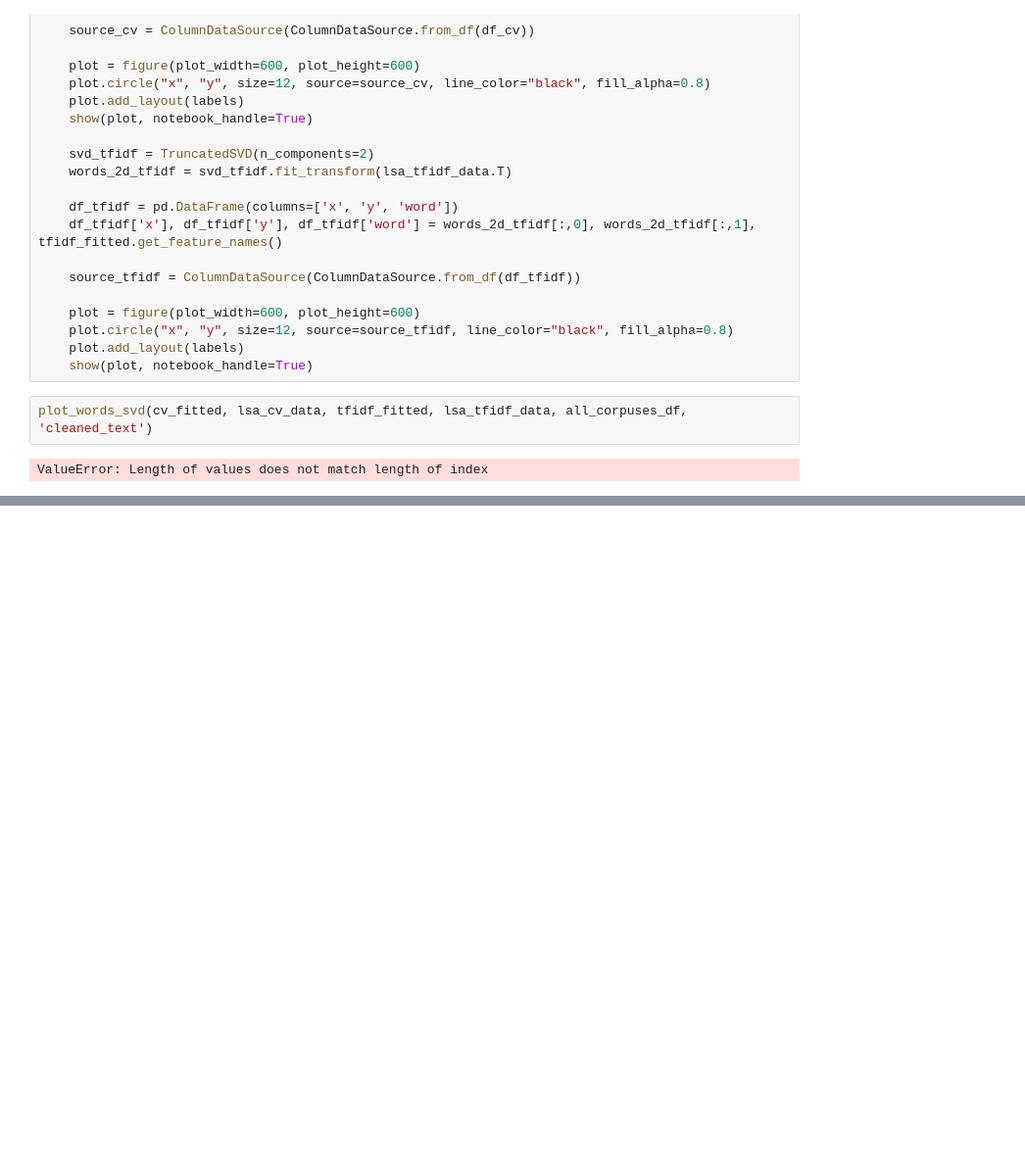
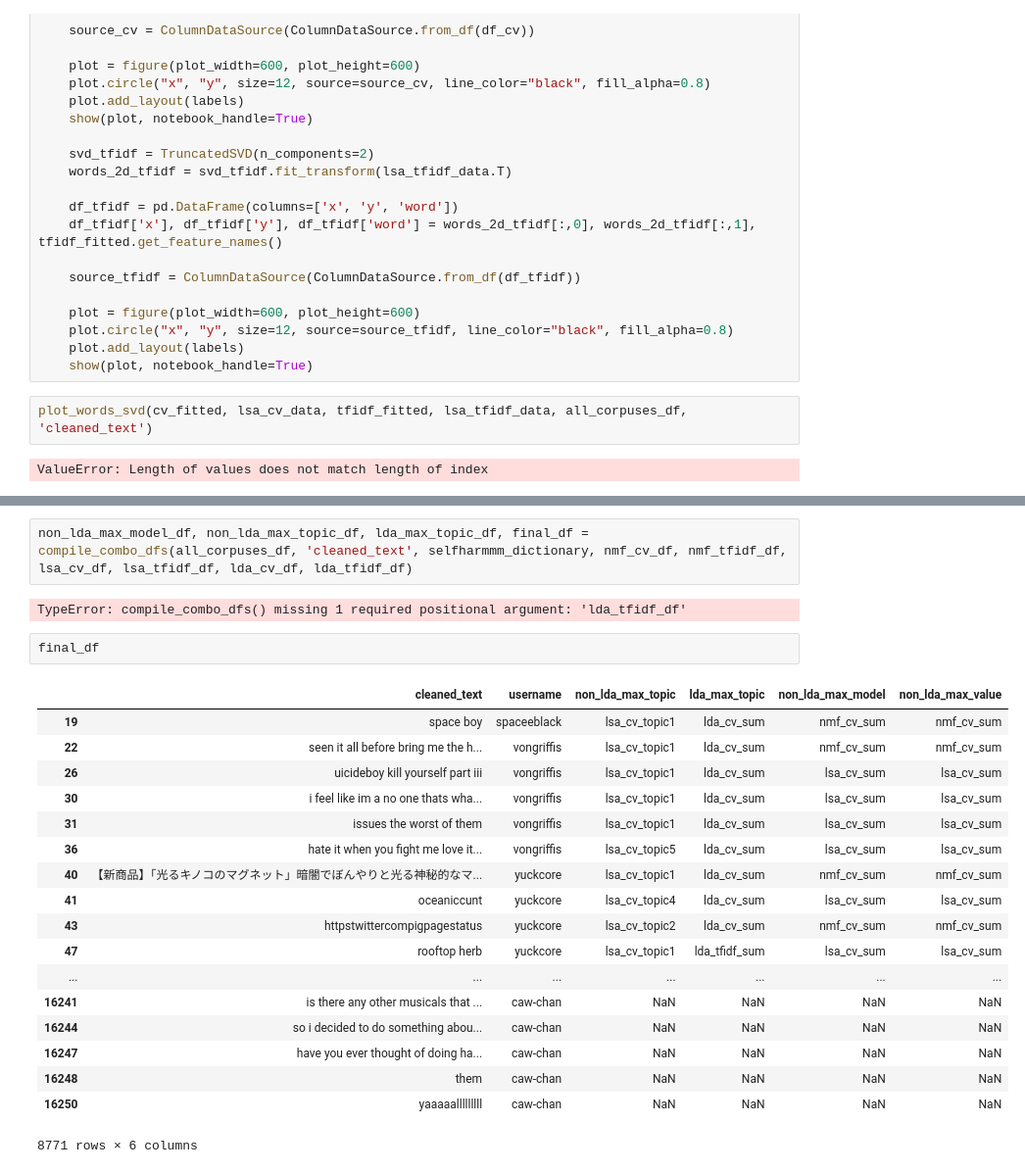
Before and after one commit to victoriang555/at-risk-project, a Jupyter notebook: notebooks_and_data/At-Risk-Id_Step3_Part2_Epoch1.ipynb, the cells around one changed output, grey strips where cells are left out. Shown at 98% size. Cells and saved outputs as stored; diff of their text form; blank space fills up the shorter version.

```diff
--- a/notebooks_and_data/At-Risk-Id_Step3_Part2_Epoch1.ipynb
+++ b/notebooks_and_data/At-Risk-Id_Step3_Part2_Epoch1.ipynb
@@ -460,0 +554,25 @@ nmf_cv_df
+# %%
+non_lda_max_model_df, non_lda_max_topic_df, lda_max_topic_df, final_df = compile_combo_dfs(all_corpuses_df, 'cleaned_text', selfharmmm_dictionary, nmf_cv_df, nmf_tfidf_df, lsa_cv_df, lsa_tfidf_df, lda_cv_df, lda_tfidf_df)
+# %% [output]
+TypeError: compile_combo_dfs() missing 1 required positional argument: 'lda_tfidf_df'
+# %%
+final_df
+# %% [output]
+|  | cleaned_text | username | non_lda_max_topic | lda_max_topic | non_lda_max_model | non_lda_max_value |
+| 19 | space boy | spaceeblack | lsa_cv_topic1 | lda_cv_sum | nmf_cv_sum | nmf_cv_sum |
+| 22 | seen it all before bring me the h... | vongriffis | lsa_cv_topic1 | lda_cv_sum | nmf_cv_sum | nmf_cv_sum |
+| 26 | uicideboy kill yourself part iii | vongriffis | lsa_cv_topic1 | lda_cv_sum | lsa_cv_sum | lsa_cv_sum |
+| 30 | i feel like im a no one thats wha... | vongriffis | lsa_cv_topic1 | lda_cv_sum | lsa_cv_sum | lsa_cv_sum |
+| 31 | issues the worst of them | vongriffis | lsa_cv_topic1 | lda_cv_sum | lsa_cv_sum | lsa_cv_sum |
+| 36 | hate it when you fight me love it... | vongriffis | lsa_cv_topic5 | lda_cv_sum | lsa_cv_sum | lsa_cv_sum |
+| 40 | 【新商品】「光るキノコのマグネット」暗闇でぼんやりと光る神秘的なマ... | yuckcore | lsa_cv_topic1 | lda_cv_sum | nmf_cv_sum | nmf_cv_sum |
+| 41 | oceaniccunt | yuckcore | lsa_cv_topic4 | lda_cv_sum | lsa_cv_sum | lsa_cv_sum |
+| 43 | httpstwittercompigpagestatus | yuckcore | lsa_cv_topic2 | lda_cv_sum | nmf_cv_sum | nmf_cv_sum |
+| 47 | rooftop herb | yuckcore | lsa_cv_topic1 | lda_tfidf_sum | lsa_cv_sum | lsa_cv_sum |
+| ... | ... | ... | ... | ... | ... | ... |
+| 16241 | is there any other musicals that ... | caw-chan | NaN | NaN | NaN | NaN |
+| 16244 | so i decided to do something abou... | caw-chan | NaN | NaN | NaN | NaN |
+| 16247 | have you ever thought of doing ha... | caw-chan | NaN | NaN | NaN | NaN |
+| 16248 | them | caw-chan | NaN | NaN | NaN | NaN |
+| 16250 | yaaaaalllllllll | caw-chan | NaN | NaN | NaN | NaN |
+8771 rows × 6 columns
```
Also changed, not shown: parts of 22 cells of this notebook, 6 other files.
